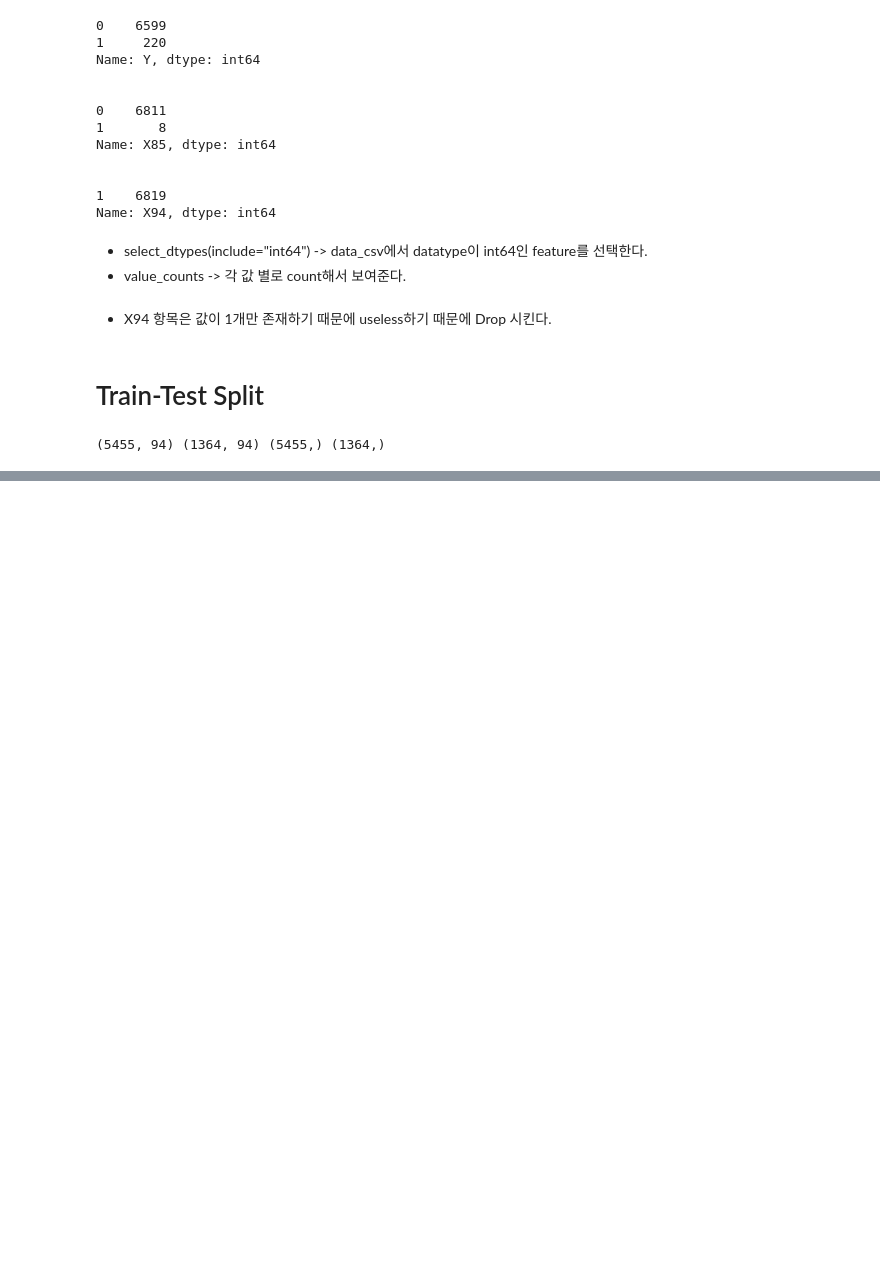
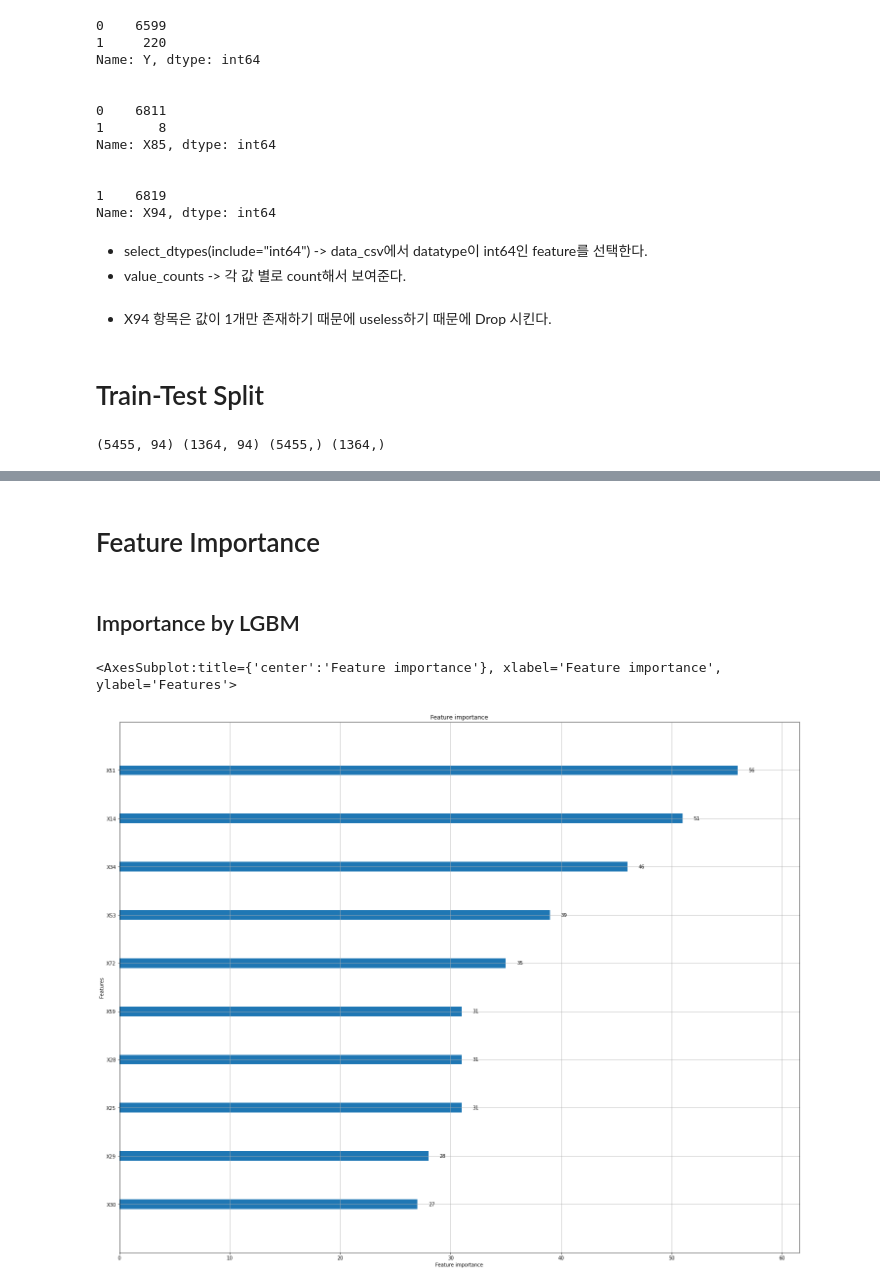
Before and after one commit to Hakgyun-Hong/MachineLearning, a Jupyter notebook: BankruptcyClassifier.ipynb, the cells around one changed output, grey strips where cells are left out. Drawn from its saved outputs; the diff is of its cells as text; code cells hidden in the pictures; blank space fills up the shorter version.

```diff
--- a/BankruptcyClassifier.ipynb
+++ b/BankruptcyClassifier.ipynb
@@ -184,0 +358,2 @@ gs_lr = GridSearchCV(LogisticRegression(),param_grid=param_grid,cv=cv, scoring=s
+# %%
+cat_features = data_csv.select_dtypes(['object']).columns.to_list()
@@ -184,0 +366,3 @@ gs_lr = GridSearchCV(LogisticRegression(),param_grid=param_grid,cv=cv, scoring=s
+# %%
+XY_train_lgb = lgb.Dataset(X_train_all, label=y_train_all, categorical_feature = cat_features, free_raw_data=False)
+XY_test_lgb = lgb.Dataset(X_test, label=y_test, categorical_feature = cat_features, free_raw_data=False)
@@ -184,0 +413,2 @@ gs_lr = GridSearchCV(LogisticRegression(),param_grid=param_grid,cv=cv, scoring=s
+# %%
+best_params = search_best_param(X_train_all,y_train_all)
@@ -184,0 +450,3 @@ gs_lr = GridSearchCV(LogisticRegression(),param_grid=param_grid,cv=cv, scoring=s
+# %%
+lgbm_best = lgb.train(best_params, XY_train_lgb, num_boost_round=100, valid_sets = XY_test_lgb)
+# num_boost_round?
@@ -184,0 +471,9 @@ gs_lr = GridSearchCV(LogisticRegression(),param_grid=param_grid,cv=cv, scoring=s
+# %% [markdown]
+# Feature Importance
+# %% [markdown]
+## Importance by LGBM
+# %%
+lgb.plot_importance(lgbm_best, figsize=(25,20),max_num_features= 10)
+# %% [output]
+<AxesSubplot:title={'center':'Feature importance'}, xlabel='Feature importance', ylabel='Features'>
+[figure, added]
```
Also changed, not shown: parts of 37 cells of this notebook.
